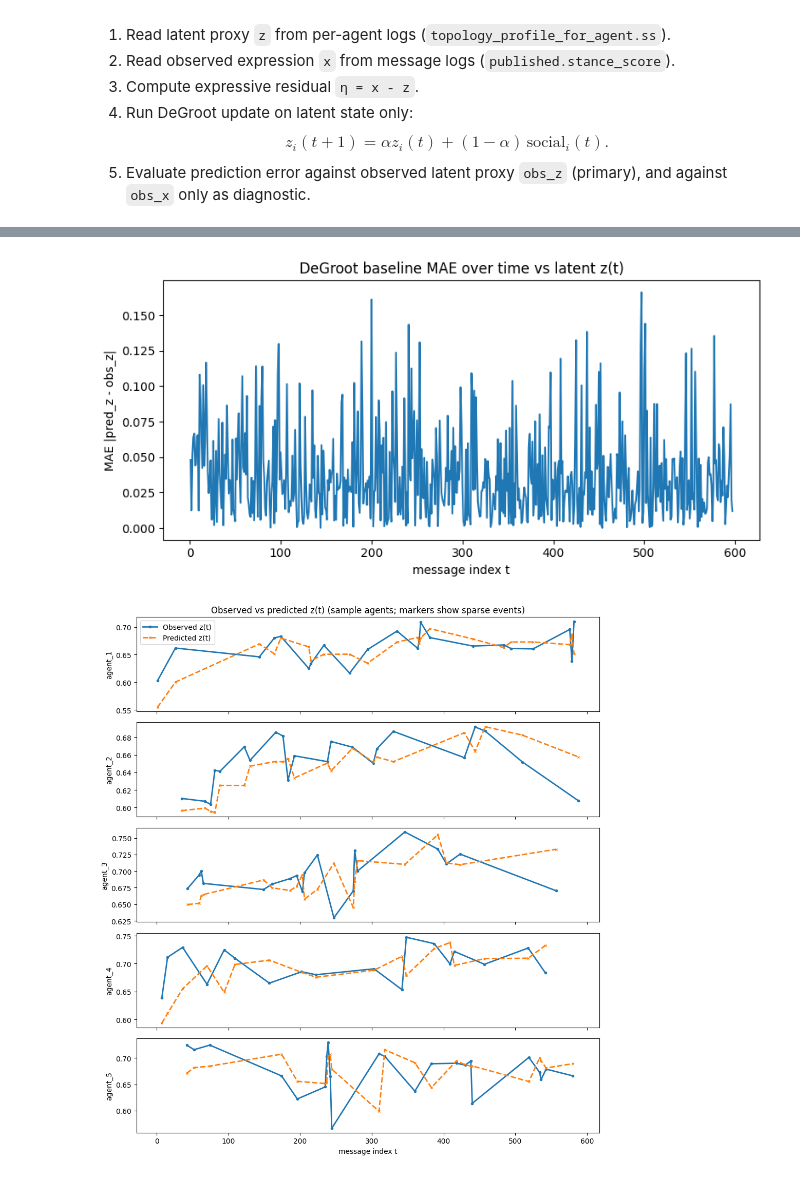
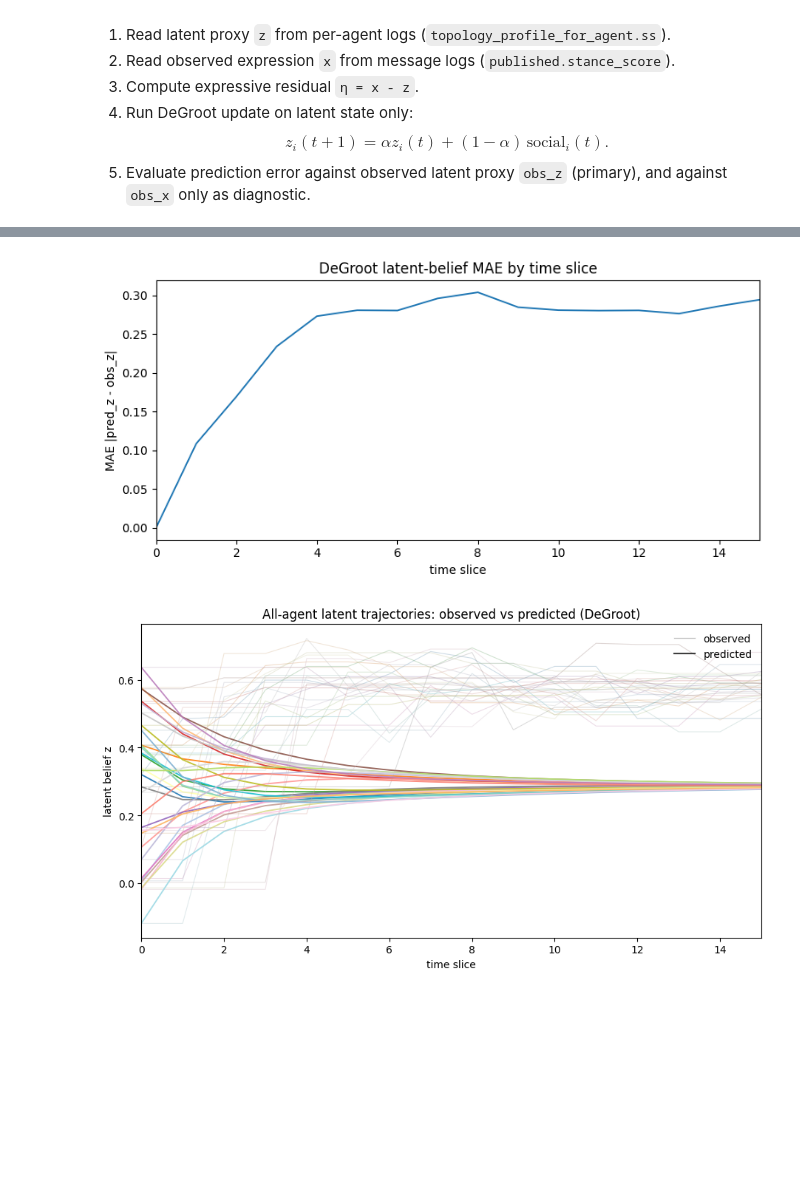
Before and after one commit to samuelLi05/llm-network, a Jupyter notebook: modeling/models/de_groot_latent_belief.ipynb, the cells around one changed output, grey strips where cells are left out. Saved outputs shown, nothing was run; the diff lists cells and outputs as text; code cells hidden in the pictures; blank space fills up the shorter version.

Commit message:
updated latent belief notebooks

```diff
--- a/modeling/models/de_groot_latent_belief.ipynb
+++ b/modeling/models/de_groot_latent_belief.ipynb
@@ -505,9 +548,10 @@ max abs diff = 0.213602699564428
 # %%
 data = load_run_data(RUN_DIR)
-print('agents=', len(data['agent_ids']), 'events=', len(data['events']))
+print('agents=', len(data['agent_ids']), 'max_time_slice=', data['max_time_slice'])
 rows = []
 for a in PARAMS['alpha_grid']:
-    _, rec = run_event_degroot_latent_z(data, alpha=a)
+    out = run_timeslice_degroot_latent(data, alpha=a)
+    rec = out['records']
     m = evaluate(rec, pred_key='pred_z', obs_key='obs_z')
     rows.append({'alpha': a, 'n_eval': len(rec), **m})
 res = pd.DataFrame(rows).sort_values('rmse').reset_index(drop=True)
@@ -534,38 +578,65 @@ agents= 30 events= 597
 # %%
 best = res.iloc[0].to_dict()
 print('Best:', best)
-_, rec = run_event_degroot_latent_z(data, alpha=float(best['alpha']))
-df = pd.DataFrame(rec)
+out = run_timeslice_degroot_latent(data, alpha=float(best['alpha']))
+df = pd.DataFrame(out['records']).sort_values(['agent', 'time_slice']).reset_index(drop=True)
+
 valid_df = df.dropna(subset=['obs_x']).copy()
 valid = valid_df.to_dict('records')
-print('Baseline metrics vs latent z(t):', evaluate(rec, pred_key='pred_z', obs_key='obs_z'))
+print('Baseline metrics vs latent z(t):', evaluate(df.to_dict('records'), pred_key='pred_z', obs_key='obs_z'))
 print('Diagnostic-only metrics vs observed x(t):', evaluate(valid, pred_key='pred_z', obs_key='obs_x'))
 print('eta mean/std:', float(np.nanmean(df['eta_hat'])), float(np.nanstd(df['eta_hat'])))
 print('belief residual mean/std:', float(np.nanmean(df['belief_resid'])), float(np.nanstd(df['belief_resid'])))
 print('expression residual mean/std:', float(np.nanmean(df['expr_resid'])), float(np.nanstd(df['expr_resid'])))
 
 df['abs_err_z'] = (df['pred_z'] - df['obs_z']).abs()
-err_t = df.groupby('t', as_index=False)['abs_err_z'].mean()
+err_t = df.groupby('time_slice', as_index=False)['abs_err_z'].mean()
+plot_horizon = int(min(15, int(df['time_slice'].max()))) if not df.empty else 0
+err_t = err_t[err_t['time_slice'] <= plot_horizon]
 plt.figure(figsize=(8, 4))
-plt.plot(err_t['t'], err_t['abs_err_z'])
-plt.title('DeGroot baseline MAE over time vs latent z(t)')
-plt.xlabel('message index t')
+plt.plot(err_t['time_slice'], err_t['abs_err_z'], color='tab:blue', linewidth=1.35)
+plt.title('DeGroot latent-belief MAE by time slice')
+plt.xlabel('time slice')
 plt.ylabel('MAE |pred_z - obs_z|')
+plt.xlim(0, max(1, plot_horizon))
 plt.tight_layout()
 plt.show()
 
-sample_agents = sorted(df['agent'].unique(), key=numeric_agent_key)[:5]
-fig, axes = plt.subplots(nrows=len(sample_agents), ncols=1, figsize=(10, 2.2 * max(1, len(sample_agents))), sharex=True)
-if len(sample_agents) == 1:
-    axes = [axes]
-for ax, a in zip(axes, sample_agents):
-    dfa = df[df['agent'] == a].sort_values('t')
-    ax.plot(dfa['t'], dfa['obs_z'], color='C0', linewidth=2.0, marker='o', markersize=3, linestyle='-', label='Observed z(t)')
-    ax.plot(dfa['t'], dfa['pred_z'], color='C1', linewidth=2.0, marker='x', markersize=3, linestyle='--', label='Predicted z(t)')
-    ax.set_ylabel(str(a))
-axes[0].legend(loc='best')
-axes[0].set_title('Observed vs predicted z(t) (sample agents; markers show sparse events)')
-axes[-1].set_xlabel('message index t')
+from matplotlib.lines import Line2D
+
+agent_order = sorted(df['agent'].unique(), key=numeric_agent_key)
+palette = np.array(list(plt.cm.tab20.colors) + list(plt.cm.Set3.colors) + list(plt.cm.Dark2.colors))[:len(agent_order)]
+
+plt.figure(figsize=(9.2, 5.2))
+for i, agent in enumerate(agent_order):
+    dfa = df[df['agent'] == agent].sort_values('time_slice')
+    dfa = dfa[dfa['time_slice'] <= plot_horizon]
+    base_rgb = np.asarray(palette[i][:3], dtype=float)
+    obs_rgb = 0.55 * np.array([0.72, 0.72, 0.72]) + 0.45 * base_rgb
+    plt.plot(
+        dfa['time_slice'],
+        dfa['obs_z'],
+        color=(*obs_rgb, 0.35),
+        linewidth=0.8,
+        solid_capstyle='round',
+    )
+    plt.plot(
+        dfa['time_slice'],
+        dfa['pred_z'],
+        color=(*base_rgb, 0.9),
+        linewidth=1.35,
+        solid_capstyle='round',
+    )
+
+legend_handles = [
+    Line2D([0], [0], color=(0.45, 0.45, 0.45, 0.45), linewidth=0.9, label='observed'),
+    Line2D([0], [0], color=(0.2, 0.2, 0.2, 0.95), linewidth=1.5, label='predicted'),
+]
+plt.title('All-agent latent trajectories: observed vs predicted (DeGroot)')
+plt.xlabel('time slice')
+plt.ylabel('latent belief z')
+plt.xlim(0, max(1, plot_horizon))
+plt.legend(handles=legend_handles, loc='upper right', frameon=False)
 plt.tight_layout()
 plt.show()
 
@@ -574,7 +645,7 @@ plt.scatter(df['obs_z'], df['pred_z'], s=10, alpha=0.25)
 mn = float(np.nanmin([df['obs_z'].min(), df['pred_z'].min()]))
 mx = float(np.nanmax([df['obs_z'].max(), df['pred_z'].max()]))
 plt.plot([mn, mx], [mn, mx], linestyle='--')
-plt.title('Predicted vs observed z(t)')
+plt.title('Predicted vs observed latent z(t)')
 plt.xlabel('observed z(t)')
 plt.ylabel('predicted z(t)')
 plt.tight_layout()
@@ -582,7 +653,7 @@ plt.show()
 
 plt.figure(figsize=(8, 4))
 plt.hist(df['eta_hat'].dropna(), bins=40)
-plt.title('Estimated expressive noise η = x - z_profile')
+plt.title('Estimated expressive noise η = x - z')
 plt.xlabel('eta_hat')
 plt.ylabel('count')
 plt.tight_layout()
@@ -597,2 +668,2 @@ expression residual mean/std: -0.1800325261443858 0.0580961367532165
-[figure, old version]
+[figure, new version]
-[figure, old version]
+[figure, new version]
```
Also changed, not shown: parts of 5 cells of this notebook, 5 other files.
